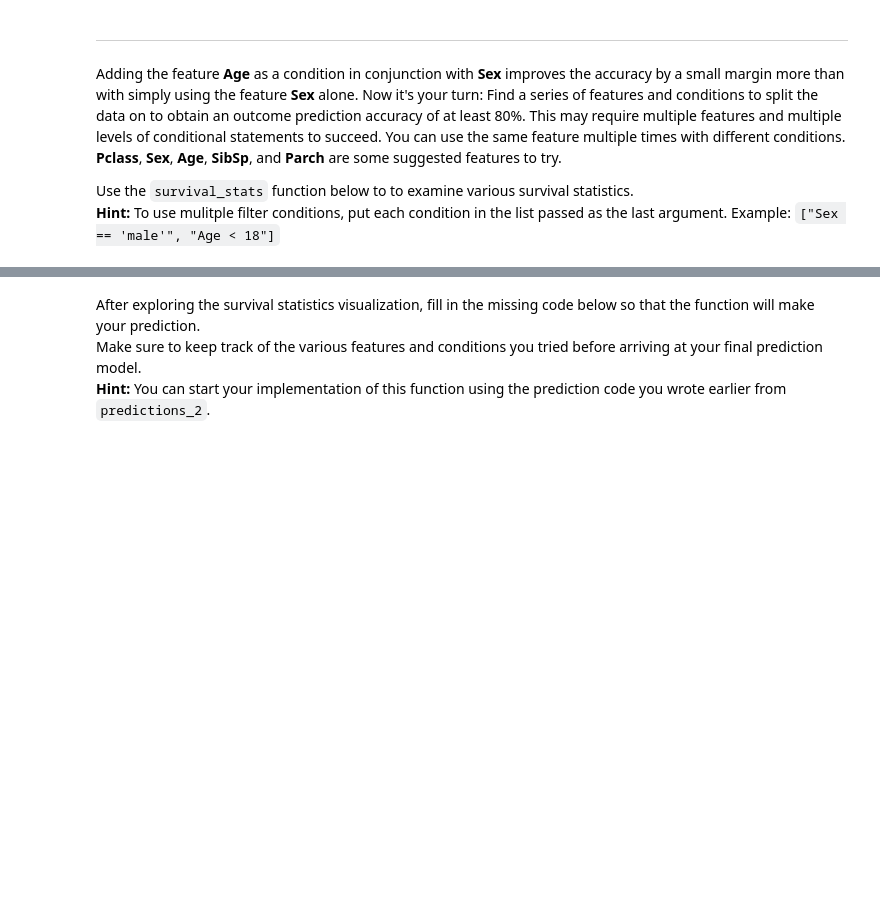
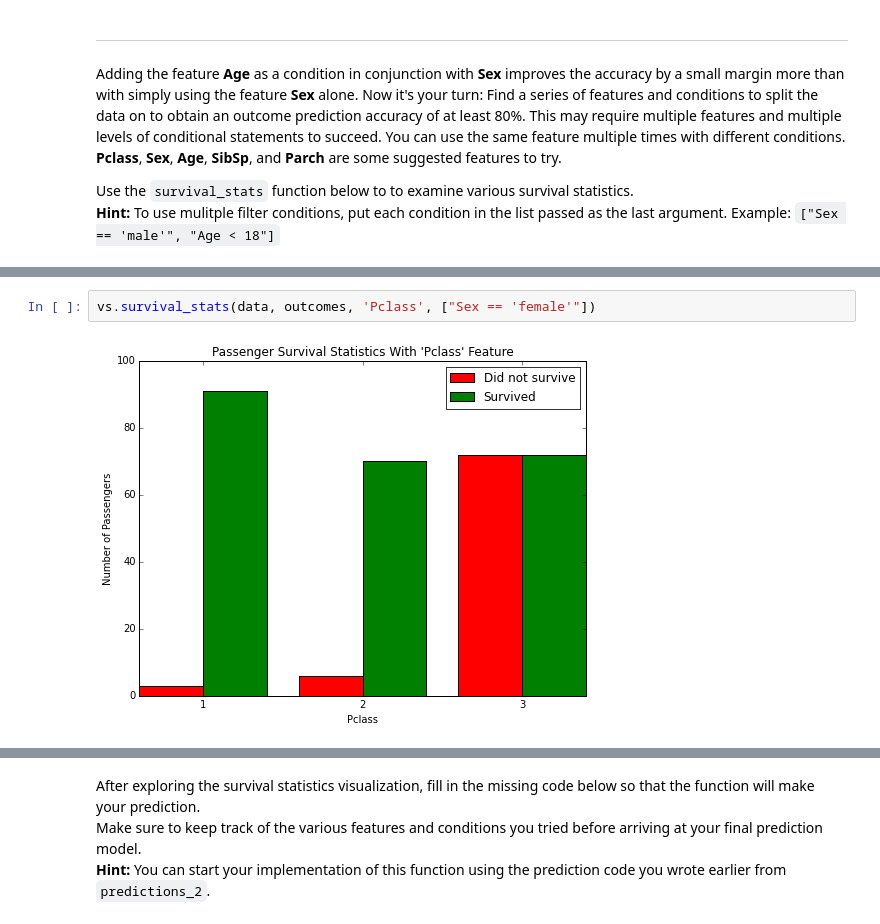
Before and after one commit to nymeowmeow/machine-learning, a Jupyter notebook: titanic_survival_exploration/titanic_survival_exploration.ipynb, the cells around one changed output, grey strips where cells are left out. Saved outputs shown, nothing was run; the diff lists cells and outputs as text; blank space fills up the shorter version.

```diff
--- a/titanic_survival_exploration/titanic_survival_exploration.ipynb
+++ b/titanic_survival_exploration/titanic_survival_exploration.ipynb
@@ -187,0 +215,4 @@ vs.survival_stats(data, outcomes, 'Age', ["Sex == 'male'", "Age < 18"])
+# %%
+vs.survival_stats(data, outcomes, 'Pclass', ["Sex == 'female'"])
+# %% [output]
+[figure, added]
```
Also changed, not shown: parts of 25 cells of this notebook.
